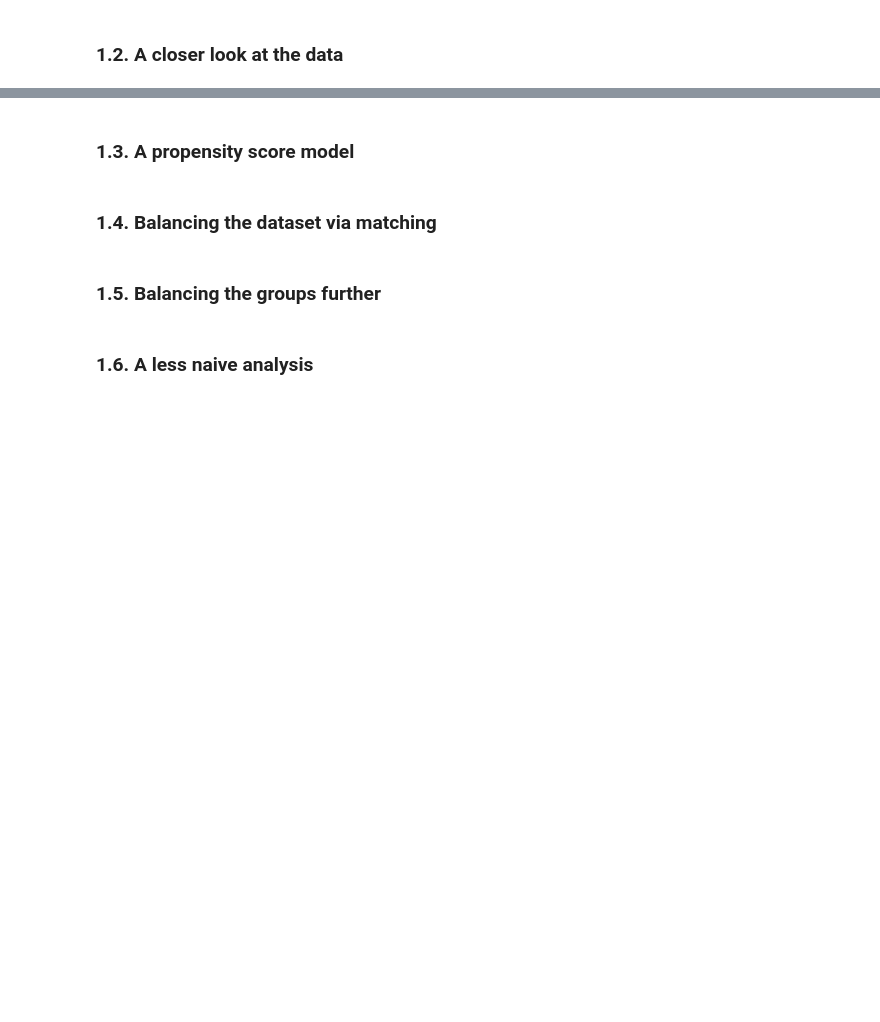
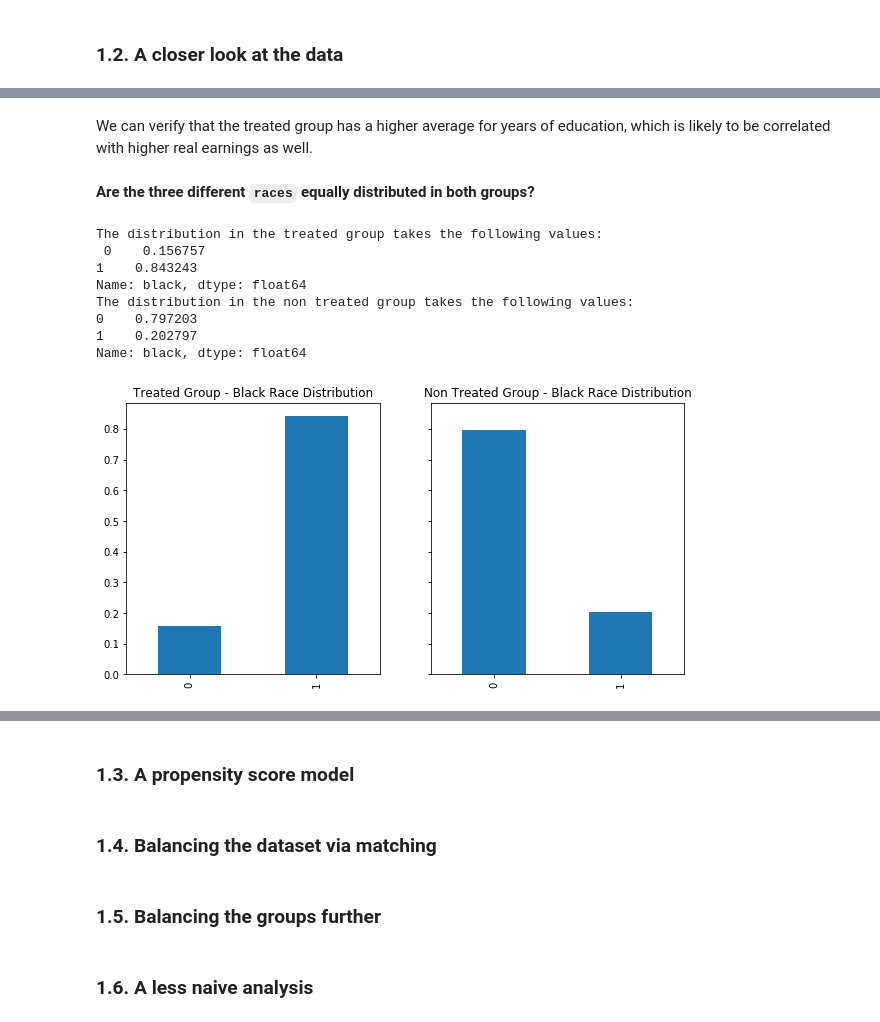
Before and after one commit to KhalilMrini/Revisiting-Arab-Spring, a Jupyter notebook: 04 - Applied ML/Homework4.ipynb, the cells around one changed output, grey strips where cells are left out. Drawn from its saved outputs; the diff is of its cells as text; code cells hidden in the pictures; blank space fills up the shorter version.

```diff
--- a/04 - Applied ML/Homework4.ipynb
+++ b/04 - Applied ML/Homework4.ipynb
@@ -65,0 +135,13 @@ Dataset description
+# %%
+def plot_bars(feature, title, print_values = False):
+    fig, axes = plt.subplots(1, 2, figsize=(10, 5), sharex=True, sharey = True);
+
+    treated_values = (treated[feature].value_counts()/treated[feature].size).sort_index()
+    non_treated_values = (non_treated[feature].value_counts()/non_treated[feature].size).sort_index()
+
+    if (print_values == True):
+        print('The distribution in the treated group takes the following values: \n{}'.format(treated_values))
+        print('The distribution in the non treated group takes the following values: \n{}'.format(non_treated_values))
+
+    treated_values.plot.bar(ax = axes[0],title=('Treated Group - '+ title + ' Distribution'))
+    non_treated_values.plot.bar(ax = axes[1],title=('Non Treated Group - '+ title + ' Distribution'))
@@ -65,0 +170,16 @@ Dataset description
+# %% [markdown]
+We can verify that the treated group has a higher average for years of education, which is likely to be correlated with higher real earnings as well.
+# %% [markdown]
+**Are the three different `races` equally distributed in both groups?**
+# %%
+plot_bars('black', 'Black Race', print_values = True)
+# %% [output]
+The distribution in the treated group takes the following values:
+ 0    0.156757
+1    0.843243
+Name: black, dtype: float64
+The distribution in the non treated group takes the following values:
+0    0.797203
+1    0.202797
+Name: black, dtype: float64
+[figure, added]
```
Also changed, not shown: parts of 37 cells of this notebook.
